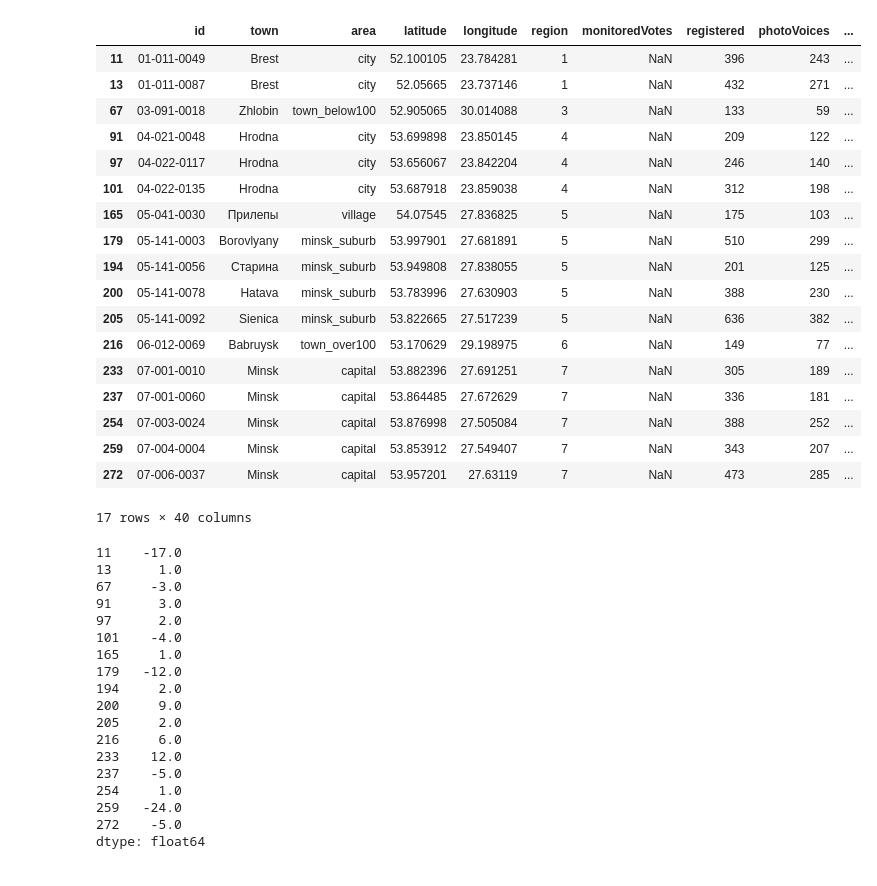
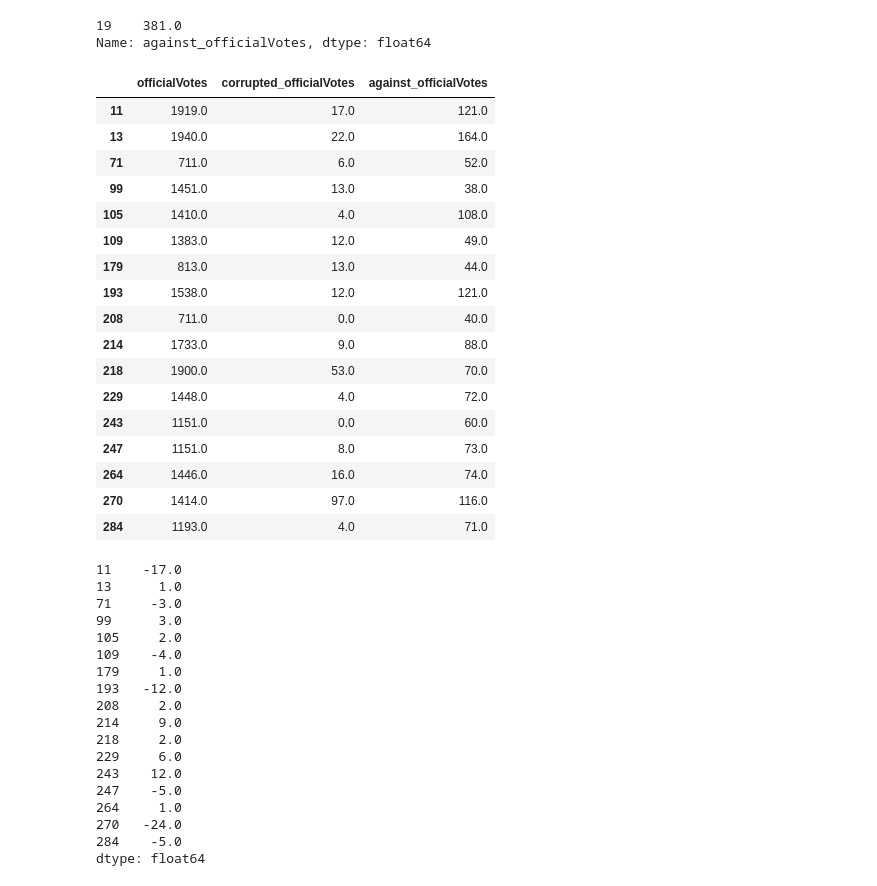
Before and after one commit to demidov91/voice-notebooks, a Jupyter notebook: fix-trusted-for-alternative.ipynb, the cells around one changed output. Cells and saved outputs as stored; diff of their text form; code cells hidden in the pictures.

```diff
--- a/fix-trusted-for-alternative.ipynb
+++ b/fix-trusted-for-alternative.ipynb
@@ -8,53 +8,57 @@ candidates = ['against', 'cherechen', 'corrupted', 'dmitriyev', 'kanopatskaja',
 alt_candidates = ['against', 'cherechen', 'corrupted', 'dmitriyev', 'kanopatskaja']
 # %%
 df.loc[df['corrupted_officialVotes'].isna(), 'corrupted_officialVotes'] = 0
+# %%
+df.loc[df['id'] == '01-054-0001', 'against_officialVotes']
+# %% [output]
+19    381.0
+Name: against_officialVotes, dtype: float64
 # %%
 df.loc[df['id'] == '07-001-0089', 'officialVotes'] -= 42
-df.loc[df['id'] == '07-006-0041', 'corrupted_officialVotes'] -= 60
+df.loc[df['id'] == '01-054-0001', 'against_officialVotes'] -= 185
 # %%
 diff = df['officialVotes'] - sum(df[f'{c}_officialVotes'] for c in (candidates + ['lukashenko']))
 # %%
-df[diff != 0]
+df[diff != 0][['officialVotes', 'corrupted_officialVotes', 'against_officialVotes']]
 # %% [output]
-|  | id | town | area | latitude | longitude | region | monitoredVotes | registered | photoVoices | ... |
-| 11 | 01-011-0049 | Brest | city | 52.100105 | 23.784281 | 1 | NaN | 396 | 243 | ... |
-| 13 | 01-011-0087 | Brest | city | 52.05665 | 23.737146 | 1 | NaN | 432 | 271 | ... |
-| 67 | 03-091-0018 | Zhlobin | town_below100 | 52.905065 | 30.014088 | 3 | NaN | 133 | 59 | ... |
-| 91 | 04-021-0048 | Hrodna | city | 53.699898 | 23.850145 | 4 | NaN | 209 | 122 | ... |
-| 97 | 04-022-0117 | Hrodna | city | 53.656067 | 23.842204 | 4 | NaN | 246 | 140 | ... |
-| 101 | 04-022-0135 | Hrodna | city | 53.687918 | 23.859038 | 4 | NaN | 312 | 198 | ... |
-| 165 | 05-041-0030 | Прилепы | village | 54.07545 | 27.836825 | 5 | NaN | 175 | 103 | ... |
-| 179 | 05-141-0003 | Borovlyany | minsk_suburb | 53.997901 | 27.681891 | 5 | NaN | 510 | 299 | ... |
-| 194 | 05-141-0056 | Старина | minsk_suburb | 53.949808 | 27.838055 | 5 | NaN | 201 | 125 | ... |
-| 200 | 05-141-0078 | Hatava | minsk_suburb | 53.783996 | 27.630903 | 5 | NaN | 388 | 230 | ... |
-| 205 | 05-141-0092 | Sienica | minsk_suburb | 53.822665 | 27.517239 | 5 | NaN | 636 | 382 | ... |
-| 216 | 06-012-0069 | Babruysk | town_over100 | 53.170629 | 29.198975 | 6 | NaN | 149 | 77 | ... |
-| 233 | 07-001-0010 | Minsk | capital | 53.882396 | 27.691251 | 7 | NaN | 305 | 189 | ... |
-| 237 | 07-001-0060 | Minsk | capital | 53.864485 | 27.672629 | 7 | NaN | 336 | 181 | ... |
-| 254 | 07-003-0024 | Minsk | capital | 53.876998 | 27.505084 | 7 | NaN | 388 | 252 | ... |
-| 259 | 07-004-0004 | Minsk | capital | 53.853912 | 27.549407 | 7 | NaN | 343 | 207 | ... |
-| 272 | 07-006-0037 | Minsk | capital | 53.957201 | 27.63119 | 7 | NaN | 473 | 285 | ... |
+|  | officialVotes | corrupted_officialVotes | against_officialVotes |
+| 11 | 1919.0 | 17.0 | 121.0 |
+| 13 | 1940.0 | 22.0 | 164.0 |
+| 71 | 711.0 | 6.0 | 52.0 |
+| 99 | 1451.0 | 13.0 | 38.0 |
+| 105 | 1410.0 | 4.0 | 108.0 |
+| 109 | 1383.0 | 12.0 | 49.0 |
+| 179 | 813.0 | 13.0 | 44.0 |
+| 193 | 1538.0 | 12.0 | 121.0 |
+| 208 | 711.0 | 0.0 | 40.0 |
+| 214 | 1733.0 | 9.0 | 88.0 |
+| 218 | 1900.0 | 53.0 | 70.0 |
+| 229 | 1448.0 | 4.0 | 72.0 |
+| 243 | 1151.0 | 0.0 | 60.0 |
+| 247 | 1151.0 | 8.0 | 73.0 |
+| 264 | 1446.0 | 16.0 | 74.0 |
+| 270 | 1414.0 | 97.0 | 116.0 |
+| 284 | 1193.0 | 4.0 | 71.0 |
-17 rows × 40 columns
 # %%
 diff[diff != 0]
 # %% [output]
 11    -17.0
 13      1.0
-67     -3.0
-91      3.0
-97      2.0
-101    -4.0
-165     1.0
-179   -12.0
-194     2.0
-200     9.0
-205     2.0
-216     6.0
-233    12.0
-237    -5.0
-254     1.0
-259   -24.0
-272    -5.0
+71     -3.0
+99      3.0
+105     2.0
+109    -4.0
+179     1.0
+193   -12.0
+208     2.0
+214     9.0
+218     2.0
+229     6.0
+243    12.0
+247    -5.0
+264     1.0
+270   -24.0
+284    -5.0
 dtype: float64
 # %%
 df.loc[diff < 0, 'officialVotes'] -= diff
```
Also changed, not shown: 11 other files.
